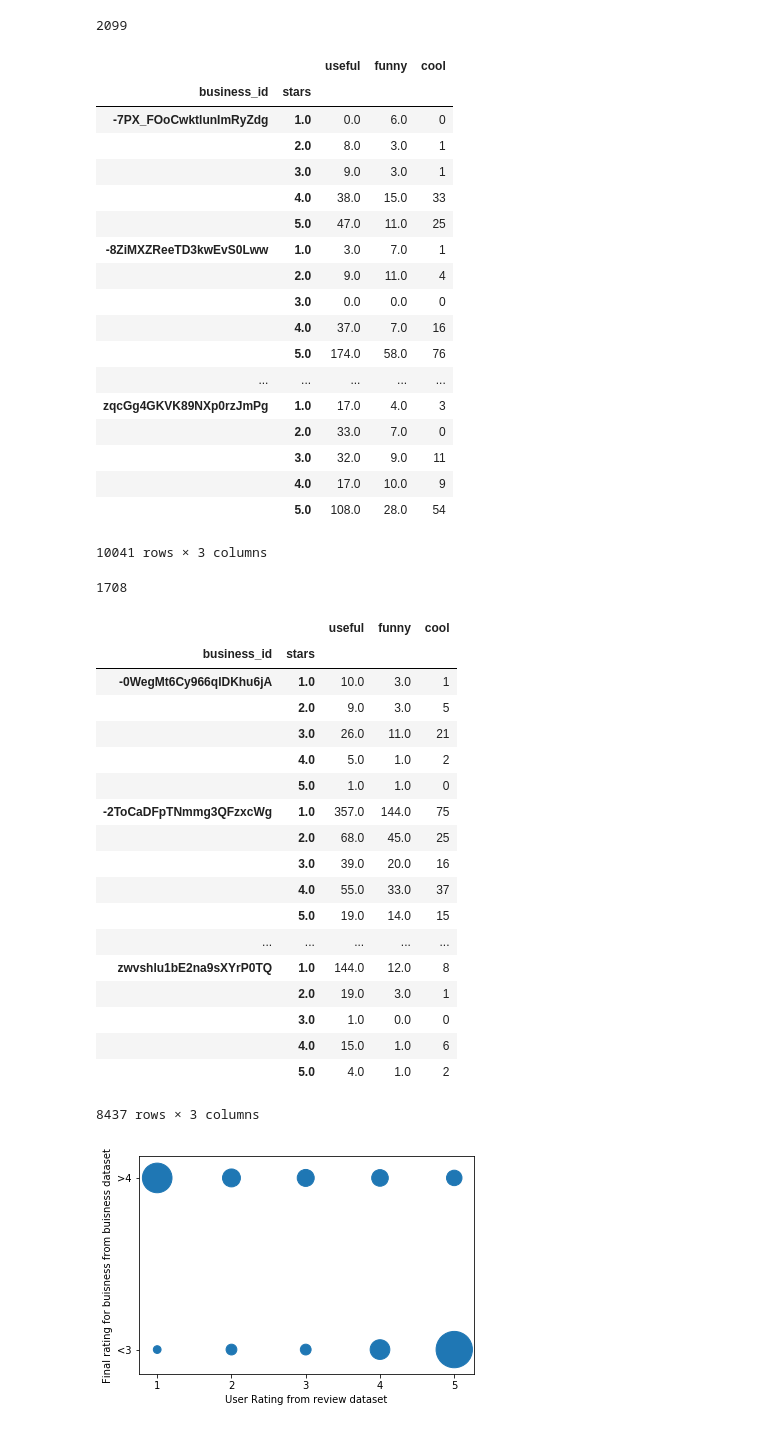
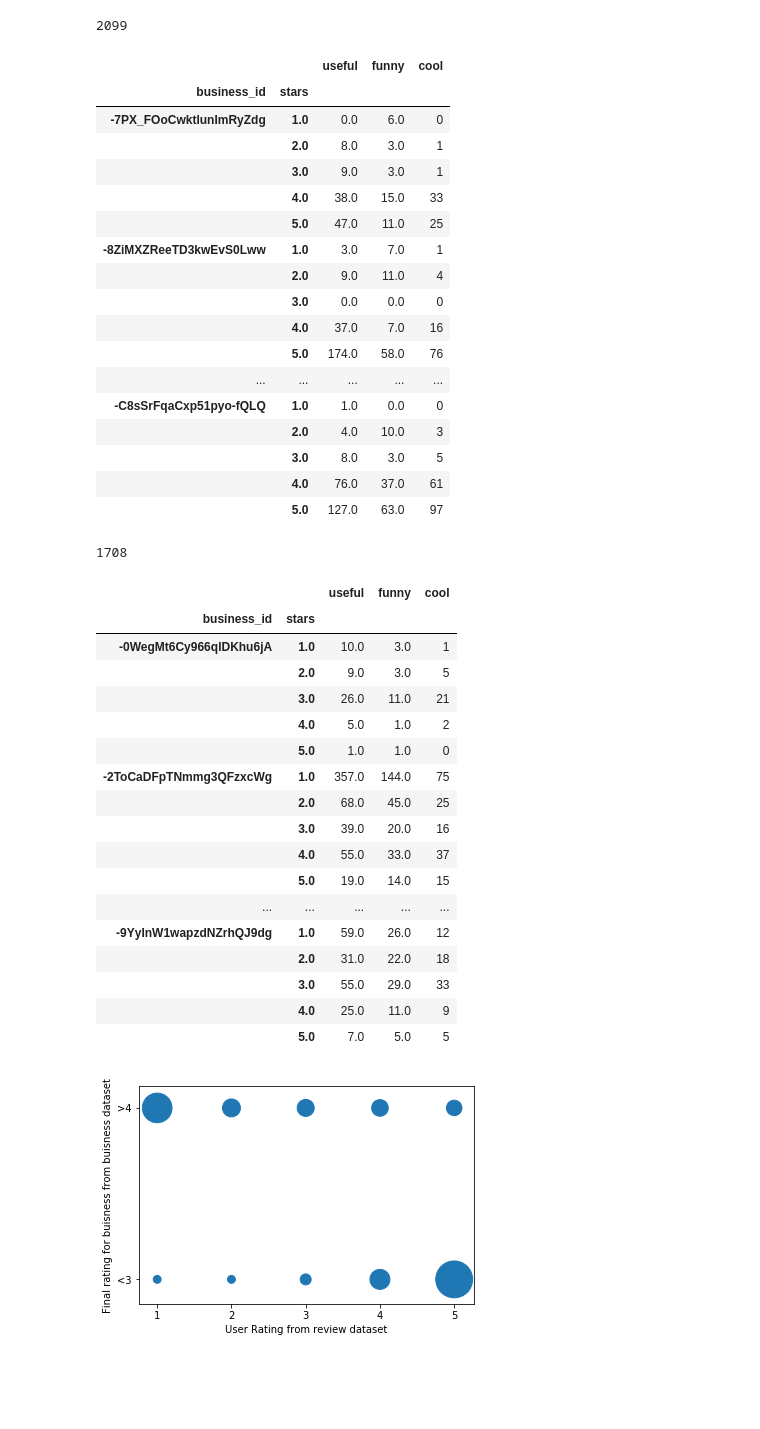
Before and after one commit to ibanesh/CapstoneProjectProposal, a Jupyter notebook: ProjectEDA.ipynb, the cells around one changed output. Cells and saved outputs as stored; diff of their text form; code cells hidden in the pictures; blank space fills up the shorter version.

```diff
--- a/ProjectEDA.ipynb
+++ b/ProjectEDA.ipynb
@@ -35,7 +35,9 @@ df_reviews.head()
 # %%
 df_reviews = df_reviews[['review_id','user_id','business_id','stars','date','text','useful','funny','cool']]
 # %%
-df_business = pd.read_json(os.path.join(data_dir,'business.json'),orient='records',lines=True)
+#df_business = pd.read_json(os.path.join(data_dir,'business.json'),orient='records',lines=True)
+#df_business.to_csv('Yelp_dataset/business_json_to_pd_to_csv.csv',encoding='utf-8',index=False)
+df_user = pd.read_csv('Yelp_dataset/user_json_to_pd_to_csv.csv')
 # %%
 #df_user = pd.read_json(os.path.join(data_dir,'user.json'),orient='records',lines=True)
 #df_user.to_csv('Yelp_dataset/user_json_to_pd_to_csv.csv',encoding='utf-8',index=False)
@@ -235,27 +237,26 @@ df_rev_5strbus = df_reviews[df_reviews['business_id'].isin(ids)]
 # %%
 gobj = df_rev_5strbus.groupby(['business_id','stars'])
 stat = gobj.sum()
-stat
+stat.head(25)
 # %% [output]
 |  |  | useful | funny | cool |
 | business_id | stars |  |  |  |
 | -7PX_FOoCwktlunImRyZdg | 1.0 | 0.0 | 6.0 | 0 |
 |  | 2.0 | 8.0 | 3.0 | 1 |
 |  | 3.0 | 9.0 | 3.0 | 1 |
 |  | 4.0 | 38.0 | 15.0 | 33 |
 |  | 5.0 | 47.0 | 11.0 | 25 |
 | -8ZiMXZReeTD3kwEvS0Lww | 1.0 | 3.0 | 7.0 | 1 |
 |  | 2.0 | 9.0 | 11.0 | 4 |
 |  | 3.0 | 0.0 | 0.0 | 0 |
 |  | 4.0 | 37.0 | 7.0 | 16 |
 |  | 5.0 | 174.0 | 58.0 | 76 |
 | ... | ... | ... | ... | ... |
-| zqcGg4GKVK89NXp0rzJmPg | 1.0 | 17.0 | 4.0 | 3 |
-|  | 2.0 | 33.0 | 7.0 | 0 |
-|  | 3.0 | 32.0 | 9.0 | 11 |
-|  | 4.0 | 17.0 | 10.0 | 9 |
-|  | 5.0 | 108.0 | 28.0 | 54 |
+| -C8sSrFqaCxp51pyo-fQLQ | 1.0 | 1.0 | 0.0 | 0 |
+|  | 2.0 | 4.0 | 10.0 | 3 |
+|  | 3.0 | 8.0 | 3.0 | 5 |
+|  | 4.0 | 76.0 | 37.0 | 61 |
+|  | 5.0 | 127.0 | 63.0 | 97 |
-10041 rows × 3 columns
 # %%
 df_1strRev_5strBus = df_reviews[(df_reviews['stars']==1)&(df_reviews['business_id'].isin(ids))]
 # %%
@@ -278,7 +279,7 @@ df_rev_1strbus = df_reviews[df_reviews['business_id'].isin(ids)]
 # %%
 gobj = df_rev_1strbus.groupby(['business_id','stars'])
 stat = gobj.sum()
-stat
+stat.head(25)
 # %% [output]
 |  |  | useful | funny | cool |
 | business_id | stars |  |  |  |
@@ -293,12 +294,11 @@ stat
 |  | 4.0 | 55.0 | 33.0 | 37 |
 |  | 5.0 | 19.0 | 14.0 | 15 |
 | ... | ... | ... | ... | ... |
-| zwvshlu1bE2na9sXYrP0TQ | 1.0 | 144.0 | 12.0 | 8 |
-|  | 2.0 | 19.0 | 3.0 | 1 |
-|  | 3.0 | 1.0 | 0.0 | 0 |
-|  | 4.0 | 15.0 | 1.0 | 6 |
-|  | 5.0 | 4.0 | 1.0 | 2 |
+| -9YyInW1wapzdNZrhQJ9dg | 1.0 | 59.0 | 26.0 | 12 |
+|  | 2.0 | 31.0 | 22.0 | 18 |
+|  | 3.0 | 55.0 | 29.0 | 33 |
+|  | 4.0 | 25.0 | 11.0 | 9 |
+|  | 5.0 | 7.0 | 5.0 | 5 |
-8437 rows × 3 columns
 # %%
 df_1strRev_1strBus = df_reviews[(df_reviews['stars']==1)&(df_reviews['business_id'].isin(ids))]
 # %%
```
Also changed, not shown: parts of 6 cells of this notebook.
